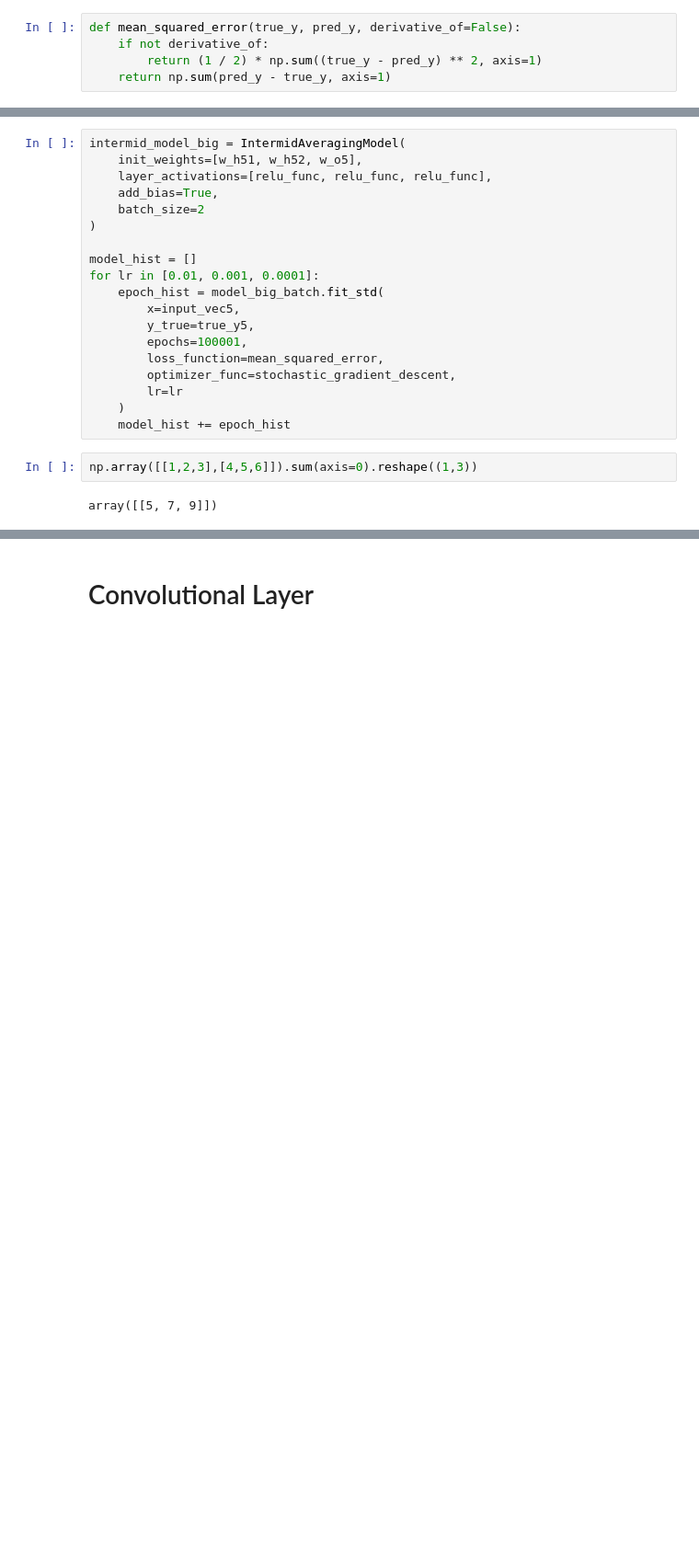
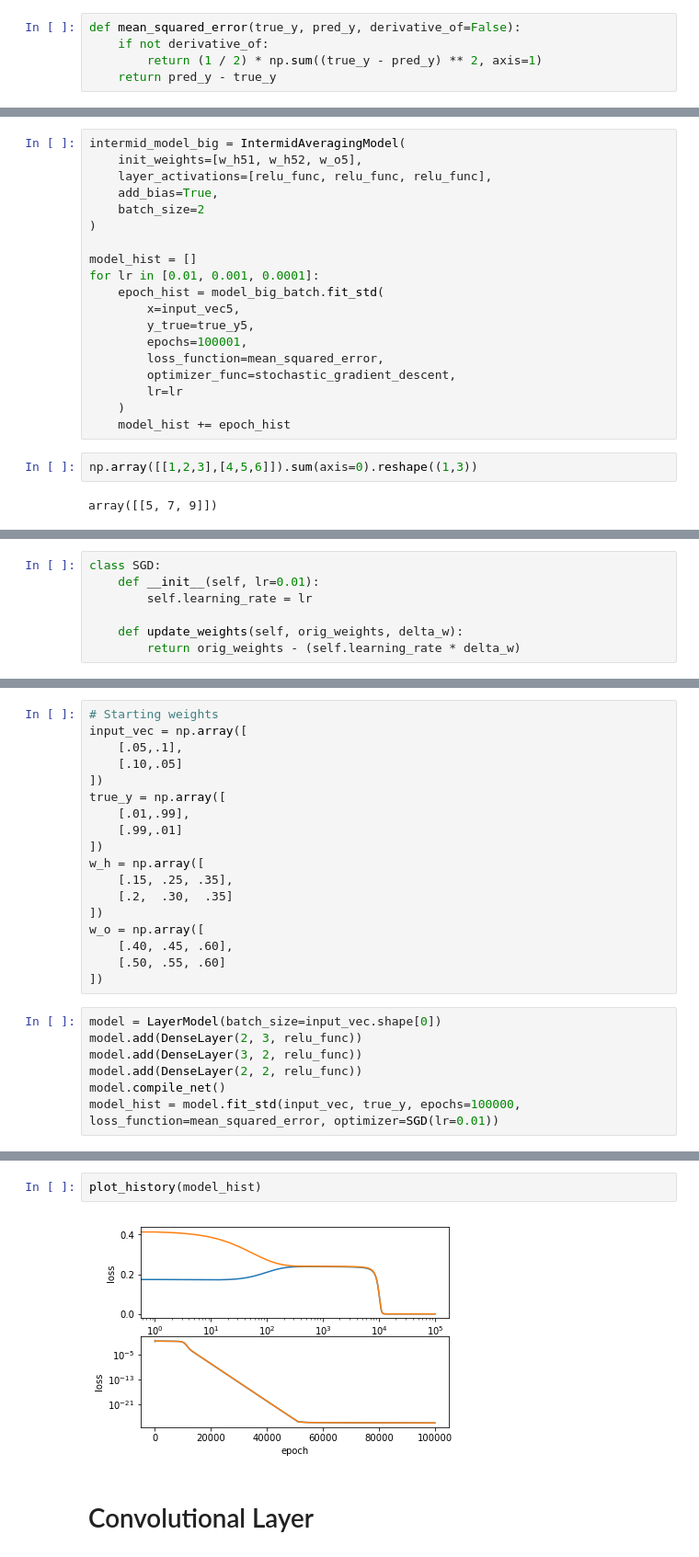
Before and after one commit to DCodezy/MLRefresher, a Jupyter notebook: NN Refresh.ipynb, the cells around one changed output, grey strips where cells are left out. Shown at 92% size. Saved outputs shown, nothing was run; the diff lists cells and outputs as text; blank space fills up the shorter version.

Commit message:
Layered model

```diff
--- a/NN Refresh.ipynb
+++ b/NN Refresh.ipynb
@@ -25,7 +35,7 @@ def relu_func(in_vec, derivative_of=False):
 def mean_squared_error(true_y, pred_y, derivative_of=False):
     if not derivative_of:
         return (1 / 2) * np.sum((true_y - pred_y) ** 2, axis=1)
-    return np.sum(pred_y - true_y, axis=1)
+    return pred_y - true_y
 # %%
 def stochastic_gradient_descent(orig_layer_w, layer_delta_w, learning_rate=0.1):
     return orig_layer_w - (learning_rate * layer_delta_w)
@@ -543,0 +557,7 @@ array([[5, 7, 9]])
+# %%
+class SGD:
+    def __init__(self, lr=0.01):
+        self.learning_rate = lr
+
+    def update_weights(self, orig_weights, delta_w):
+        return orig_weights - (self.learning_rate * delta_w)
@@ -543,0 +642,25 @@ array([[5, 7, 9]])
+# %%
+# Starting weights
+input_vec = np.array([
+    [.05,.1],
+    [.10,.05]
+])
+true_y = np.array([
+    [.01,.99],
+    [.99,.01]
+])
+w_h = np.array([
+    [.15, .25, .35],
+    [.2,  .30,  .35]
+])
+w_o = np.array([
+    [.40, .45, .60],
+    [.50, .55, .60]
+])
+# %%
+model = LayerModel(batch_size=input_vec.shape[0])
+model.add(DenseLayer(2, 3, relu_func))
+model.add(DenseLayer(3, 2, relu_func))
+model.add(DenseLayer(2, 2, relu_func))
+model.compile_net()
+model_hist = model.fit_std(input_vec, true_y, epochs=100000, loss_function=mean_squared_error, optimizer=SGD(lr=0.01))
@@ -544,2 +672,6 @@ array([[5, 7, 9]])
+# %%
+plot_history(model_hist)
+# %% [output]
+[figure, added]
 # %% [markdown]
 # Convolutional Layer
```
Also changed, not shown: parts of 7 cells of this notebook.
